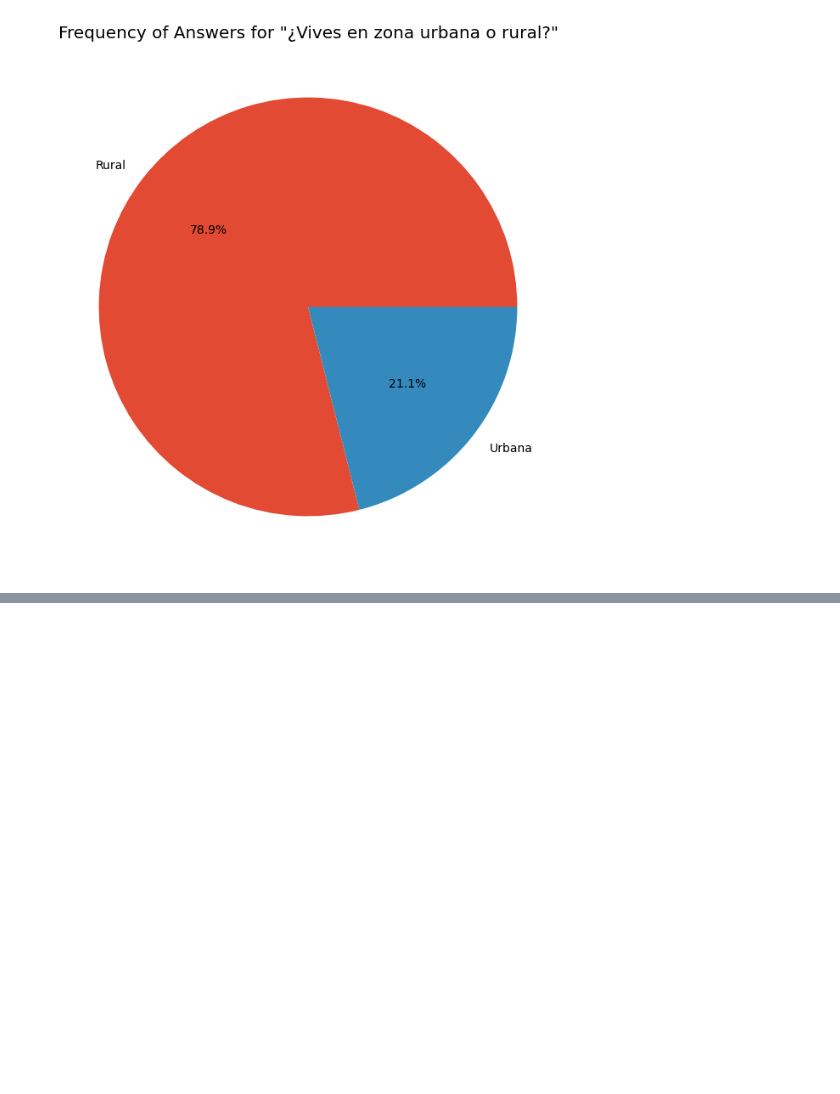
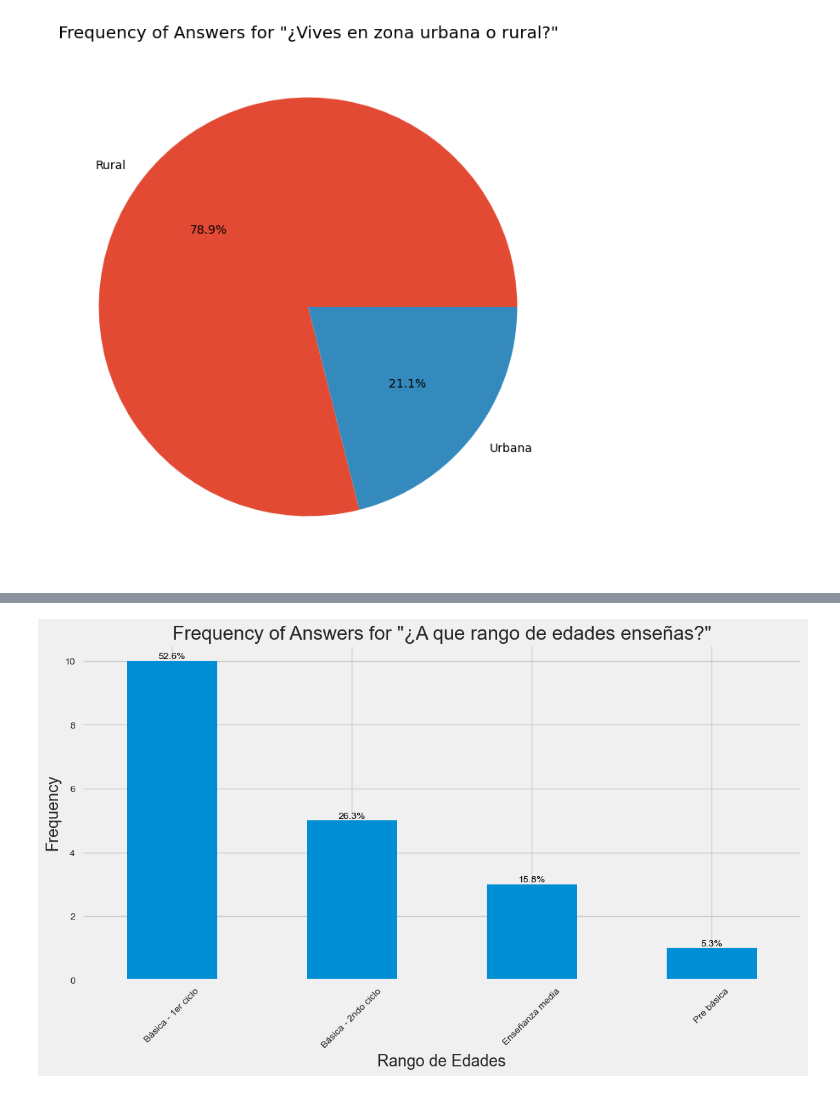
Before and after one commit to FelipeGuarda/Python, a Jupyter notebook: Docente activo/Encuesta pre-creencias 2024.ipynb, the cells around one changed output, grey strips where cells are left out. Cells and saved outputs as stored; diff of their text form; code cells hidden in the pictures; blank space fills up the shorter version.

```diff
--- a/Docente activo/Encuesta pre-creencias 2024.ipynb
+++ b/Docente activo/Encuesta pre-creencias 2024.ipynb
@@ -151,24 +171,26 @@ plt.show()
 # %%
 # Get the frequency of each unique value
-edad_estu_freq = my_data["¿A rango de edades enseñas?"].value_counts()
+edad_estu_freq = data_label(my_data, "rango_edades_ensenanza").value_counts()
 style.use('fivethirtyeight')
 
 # Calculate the percentage for each age range
 total = edad_estu_freq.sum()
 percentages = (edad_estu_freq / total) * 100
 
 # Create the bar chart and store the Axes object in ax
 plt.figure(figsize=(12, 6))
 ax = edad_estu_freq.plot(kind='bar')
-plt.title('Frequency of Answers for "¿A rango de edades enseñas?"')
+plt.title('Frequency of Answers for "¿A que rango de edades enseñas?"')
 plt.xlabel('Rango de Edades')
 plt.ylabel('Frequency')
 plt.xticks(rotation=45)  # Rotate the x labels for better readability
 
 # Annotate each bar with the percentage
 for bar, percentage in zip(ax.patches, percentages):
     ax.annotate(f'{percentage:.1f}%',
                 (bar.get_x() + bar.get_width() / 2, bar.get_height()),
                 ha='center', va='bottom', fontsize=10, color='black')
 
 plt.show()
+# %% [output]
+[figure, added]
```
Also changed, not shown: parts of 14 cells of this notebook.
